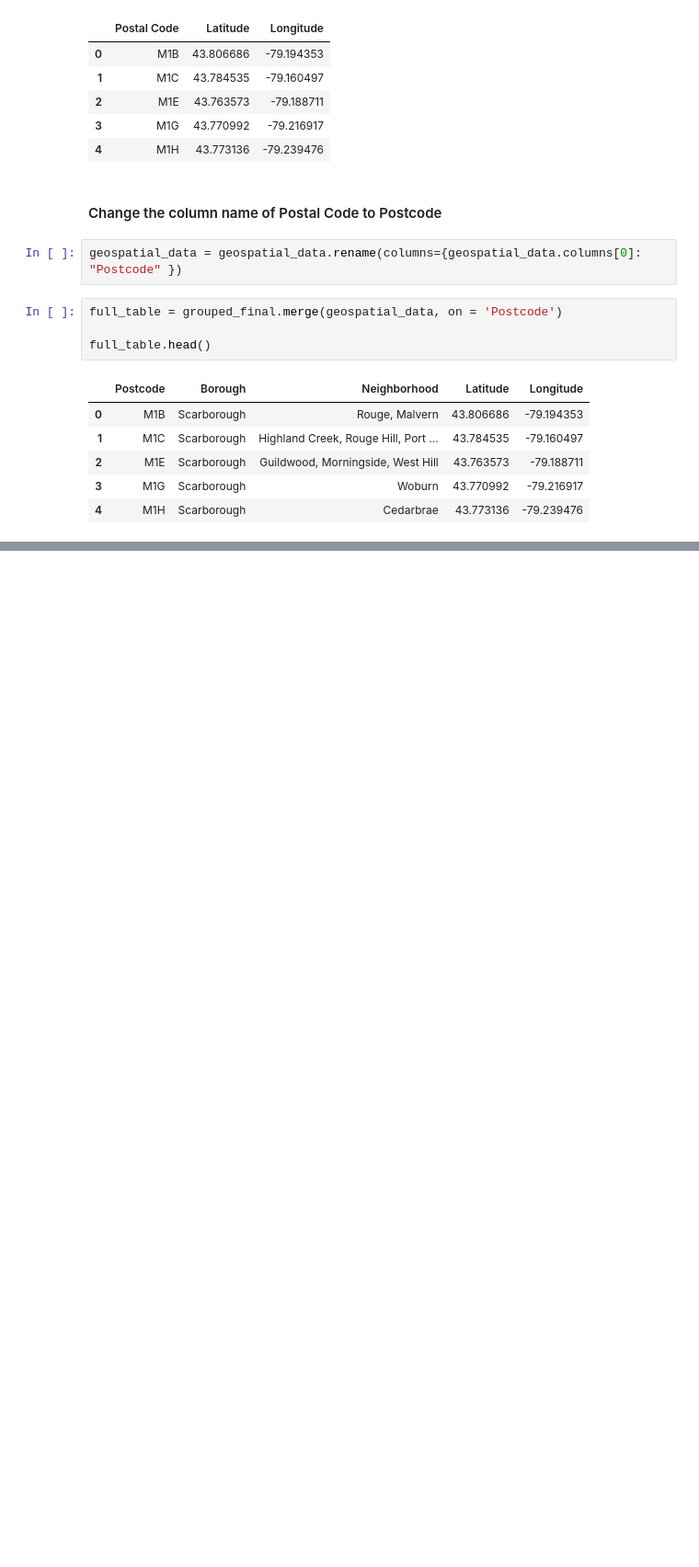
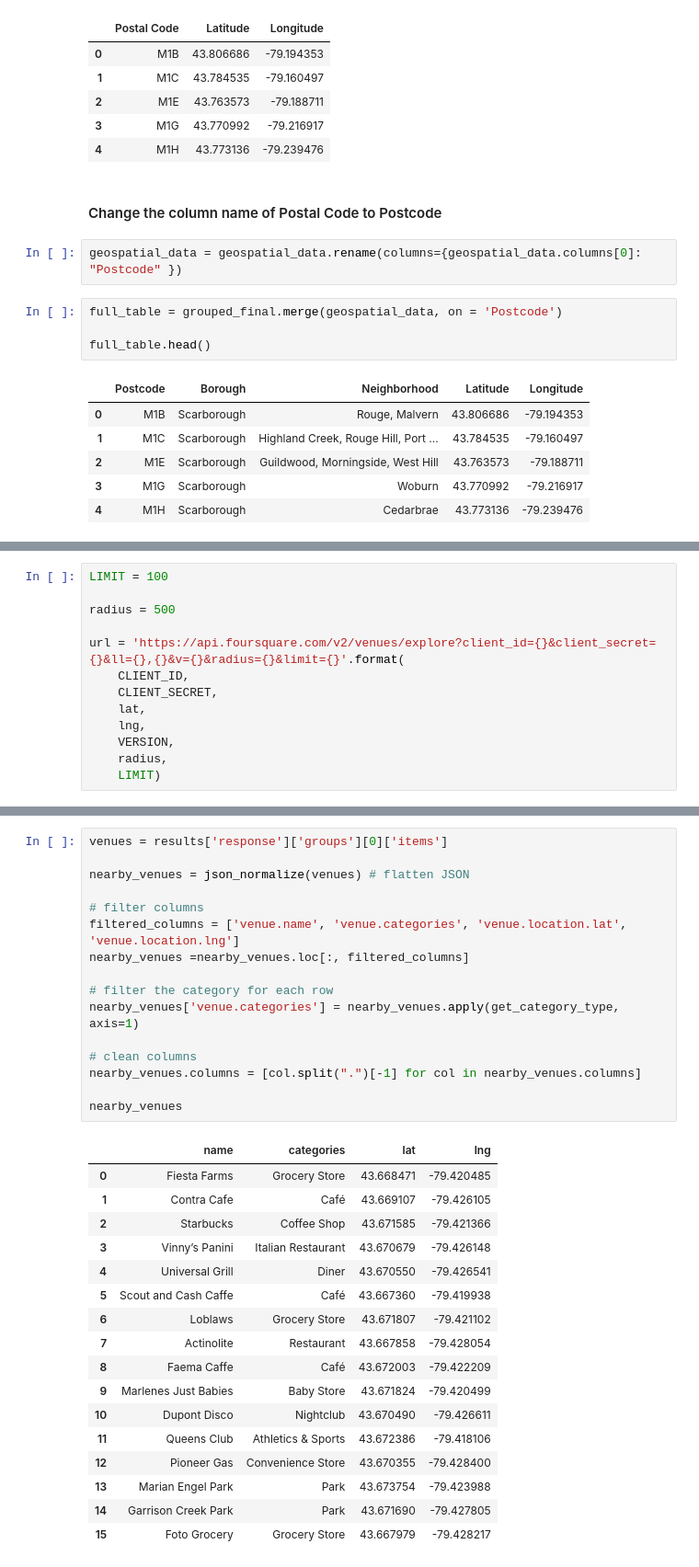
Before and after one commit to abhishekpandey3006/Coursera_Capstone-2, a Jupyter notebook: Segmenting and Clustering Toronto Neighborhoods.ipynb, the cells around one changed output, grey strips where cells are left out. Shown: that part at 92% size. Cells and saved outputs as stored; diff of their text form; blank space fills up the shorter version.

```diff
--- a/Segmenting and Clustering Toronto Neighborhoods.ipynb
+++ b/Segmenting and Clustering Toronto Neighborhoods.ipynb
@@ -219,0 +512,13 @@ full_table.head()
+# %%
+LIMIT = 100
+
+radius = 500
+
+url = 'https://api.foursquare.com/v2/venues/explore?client_id={}&client_secret={}&ll={},{}&v={}&radius={}&limit={}'.format(
+    CLIENT_ID,
+    CLIENT_SECRET,
+    lat,
+    lng,
+    VERSION,
+    radius,
+    LIMIT)
@@ -219,0 +562,34 @@ full_table.head()
+# %%
+venues = results['response']['groups'][0]['items']
+
+nearby_venues = json_normalize(venues) # flatten JSON
+
+# filter columns
+filtered_columns = ['venue.name', 'venue.categories', 'venue.location.lat', 'venue.location.lng']
+nearby_venues =nearby_venues.loc[:, filtered_columns]
+
+# filter the category for each row
+nearby_venues['venue.categories'] = nearby_venues.apply(get_category_type, axis=1)
+
+# clean columns
+nearby_venues.columns = [col.split(".")[-1] for col in nearby_venues.columns]
+
+nearby_venues
+# %% [output]
+|  | name | categories | lat | lng |
+| 0 | Fiesta Farms | Grocery Store | 43.668471 | -79.420485 |
+| 1 | Contra Cafe | Café | 43.669107 | -79.426105 |
+| 2 | Starbucks | Coffee Shop | 43.671585 | -79.421366 |
+| 3 | Vinny’s Panini | Italian Restaurant | 43.670679 | -79.426148 |
+| 4 | Universal Grill | Diner | 43.670550 | -79.426541 |
+| 5 | Scout and Cash Caffe | Café | 43.667360 | -79.419938 |
+| 6 | Loblaws | Grocery Store | 43.671807 | -79.421102 |
+| 7 | Actinolite | Restaurant | 43.667858 | -79.428054 |
+| 8 | Faema Caffe | Café | 43.672003 | -79.422209 |
+| 9 | Marlenes Just Babies | Baby Store | 43.671824 | -79.420499 |
+| 10 | Dupont Disco | Nightclub | 43.670490 | -79.426611 |
+| 11 | Queens Club | Athletics & Sports | 43.672386 | -79.418106 |
+| 12 | Pioneer Gas | Convenience Store | 43.670355 | -79.428400 |
+| 13 | Marian Engel Park | Park | 43.673754 | -79.423988 |
+| 14 | Garrison Creek Park | Park | 43.671690 | -79.427805 |
+| 15 | Foto Grocery | Grocery Store | 43.667979 | -79.428217 |
```
Also changed, not shown: parts of 73 cells of this notebook.
